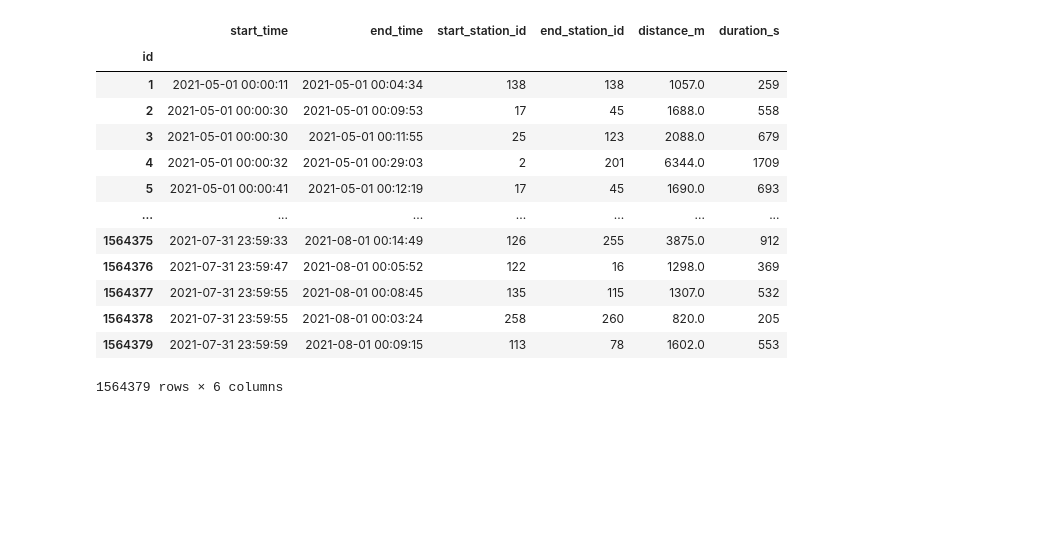
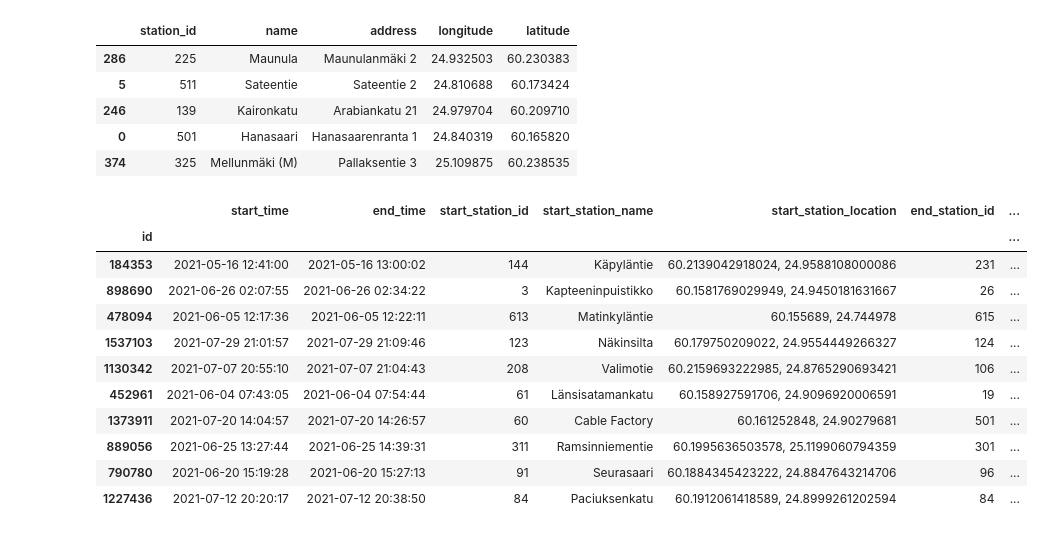
Before and after one commit to juhamikael/dev-academy-2023-exercise, a Jupyter notebook: validate/validate_data.ipynb, the cells around one changed output. Cells and saved outputs as stored; diff of their text form; code cells hidden in the pictures; blank space fills up the shorter version.

Commit message:
Add new function to merge bike_data and station data

```diff
--- a/validate/validate_data.ipynb
+++ b/validate/validate_data.ipynb
@@ -181,6 +316,8 @@ def sort_by_column(dataframe: pd.DataFrame, sort_by: str):
 Section: Run the functions
 1. Process bikedata (2021-05, 2021-06, 2021-07) and save the dataframes to csv files.
 """
+
+print(f"Cleaning bikedata\n{'-' * 100}")
 dataframe_1 = change_column_data_type(drop_columns(
     dataframe=drop_distances_and_durations_under_10(replace_chars_on_column(get_data('./data/2021-05.csv'))),
     columns_to_drop=['departure_station_name', 'return_station_name']))
@@ -201,5 +338,17 @@ merged_dataframe = change_column_names(merged_dataframe,
                                                           "departure": "start_time",
                                                           "return": "end_time"})
 
+"""
+2. Process station_data.csv and save the dataframe to a csv file.
+"""
+stations = drop_columns(
+    replace_chars_on_column(dataframe=get_data('./data/station_data.csv')),
+    columns_to_drop=["nimi", "fid", "stad", "operaattor", "namn", "kapasiteet", "adress", "kaupunki"])
+station_data = change_column_names(
+    stations, {"id": "station_id", "osoite": "address", "y": "latitude", "x": "longitude"}
+)
+
+merged_dataframe = merge_station_data_and_bike_data(bike_data=merged_dataframe, station_data=stations)
+
 merged_dataframe = sort_by_column(merged_dataframe, 'start_time')
 dataframe_to_csv(dataframe=merged_dataframe, filename="helsinki_bike_data", indx=True)
@@ -206,17 +399,24 @@ dataframe_to_csv(dataframe=merged_dataframe, filename="helsinki_bike_data", indx
+# %%
+station_data.sample(5)
+# %% [output]
+|  | station_id | name | address | longitude | latitude |
+| 286 | 225 | Maunula | Maunulanmäki 2 | 24.932503 | 60.230383 |
+| 5 | 511 | Sateentie | Sateentie 2 | 24.810688 | 60.173424 |
+| 246 | 139 | Kaironkatu | Arabiankatu 21 | 24.979704 | 60.209710 |
+| 0 | 501 | Hanasaari | Hanasaarenranta 1 | 24.840319 | 60.165820 |
+| 374 | 325 | Mellunmäki (M) | Pallaksentie 3 | 25.109875 | 60.238535 |
 # %%
-merged_dataframe
+merged_dataframe.sample(10)
 # %% [output]
-|  | start_time | end_time | start_station_id | end_station_id | distance_m | duration_s |
-| id |  |  |  |  |  |  |
-| 1 | 2021-05-01 00:00:11 | 2021-05-01 00:04:34 | 138 | 138 | 1057.0 | 259 |
-| 2 | 2021-05-01 00:00:30 | 2021-05-01 00:09:53 | 17 | 45 | 1688.0 | 558 |
-| 3 | 2021-05-01 00:00:30 | 2021-05-01 00:11:55 | 25 | 123 | 2088.0 | 679 |
-| 4 | 2021-05-01 00:00:32 | 2021-05-01 00:29:03 | 2 | 201 | 6344.0 | 1709 |
-| 5 | 2021-05-01 00:00:41 | 2021-05-01 00:12:19 | 17 | 45 | 1690.0 | 693 |
-| ... | ... | ... | ... | ... | ... | ... |
-| 1564375 | 2021-07-31 23:59:33 | 2021-08-01 00:14:49 | 126 | 255 | 3875.0 | 912 |
-| 1564376 | 2021-07-31 23:59:47 | 2021-08-01 00:05:52 | 122 | 16 | 1298.0 | 369 |
-| 1564377 | 2021-07-31 23:59:55 | 2021-08-01 00:08:45 | 135 | 115 | 1307.0 | 532 |
-| 1564378 | 2021-07-31 23:59:55 | 2021-08-01 00:03:24 | 258 | 260 | 820.0 | 205 |
-| 1564379 | 2021-07-31 23:59:59 | 2021-08-01 00:09:15 | 113 | 78 | 1602.0 | 553 |
+|  | start_time | end_time | start_station_id | start_station_name | start_station_location | end_station_id | ... |
+| id |  |  |  |  |  |  | ... |
+| 184353 | 2021-05-16 12:41:00 | 2021-05-16 13:00:02 | 144 | Käpyläntie | 60.2139042918024, 24.9588108000086 | 231 | ... |
+| 898690 | 2021-06-26 02:07:55 | 2021-06-26 02:34:22 | 3 | Kapteeninpuistikko | 60.1581769029949, 24.9450181631667 | 26 | ... |
+| 478094 | 2021-06-05 12:17:36 | 2021-06-05 12:22:11 | 613 | Matinkyläntie | 60.155689, 24.744978 | 615 | ... |
+| 1537103 | 2021-07-29 21:01:57 | 2021-07-29 21:09:46 | 123 | Näkinsilta | 60.179750209022, 24.9554449266327 | 124 | ... |
+| 1130342 | 2021-07-07 20:55:10 | 2021-07-07 21:04:43 | 208 | Valimotie | 60.2159693222985, 24.8765290693421 | 106 | ... |
+| 452961 | 2021-06-04 07:43:05 | 2021-06-04 07:54:44 | 61 | Länsisatamankatu | 60.158927591706, 24.9096920006591 | 19 | ... |
+| 1373911 | 2021-07-20 14:04:57 | 2021-07-20 14:26:57 | 60 | Cable Factory | 60.161252848, 24.90279681 | 501 | ... |
+| 889056 | 2021-06-25 13:27:44 | 2021-06-25 14:39:31 | 311 | Ramsinniementie | 60.1995636503578, 25.1199060794359 | 301 | ... |
+| 790780 | 2021-06-20 15:19:28 | 2021-06-20 15:27:13 | 91 | Seurasaari | 60.1884345423222, 24.8847643214706 | 96 | ... |
+| 1227436 | 2021-07-12 20:20:17 | 2021-07-12 20:38:50 | 84 | Paciuksenkatu | 60.1912061418589, 24.8999261202594 | 84 | ... |
-1564379 rows × 6 columns
```
Also changed, not shown: parts of 18 cells of this notebook, 1 other file.
